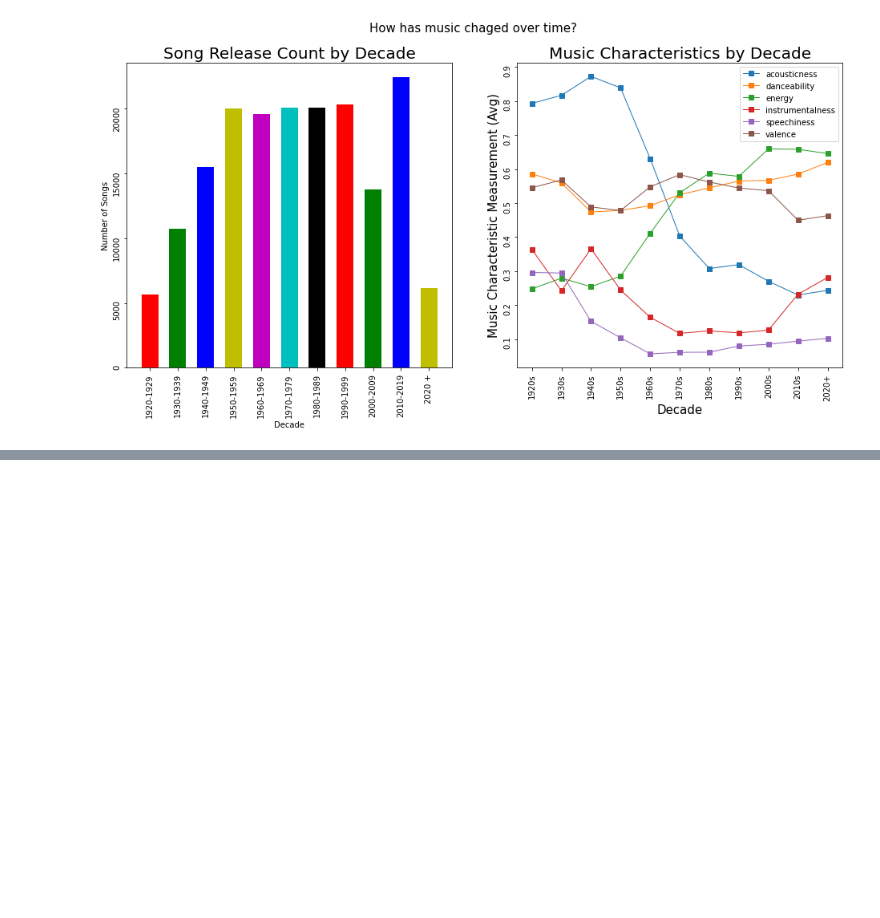
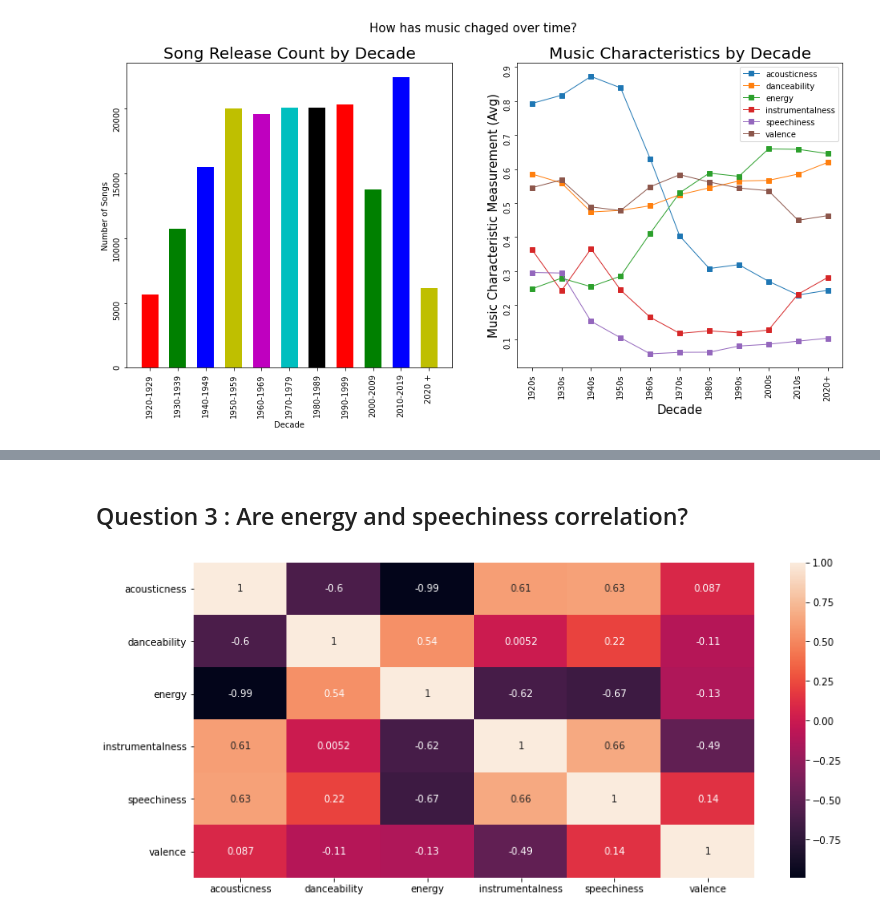
Before and after one commit to divya-gh/Spotify_Music_Analysis, a Jupyter notebook: spotify_analysis-hypothesis.ipynb, the cells around one changed output, grey strips where cells are left out. Cells and saved outputs as stored; diff of their text form; code cells hidden in the pictures; blank space fills up the shorter version.

```diff
--- a/spotify_analysis-hypothesis.ipynb
+++ b/spotify_analysis-hypothesis.ipynb
@@ -178,0 +336,9 @@ plt.show()
+# %% [markdown]
+## Question 3 : Are energy and speechiness correlation?
+# %%
+corrMatrix = song_line.corr()
+plt.figure(figsize=(13,6))
+sn.heatmap(corrMatrix, annot=True)
+plt.show()
+# %% [output]
+[figure, added]
```
Also changed, not shown: parts of 34 cells of this notebook.
